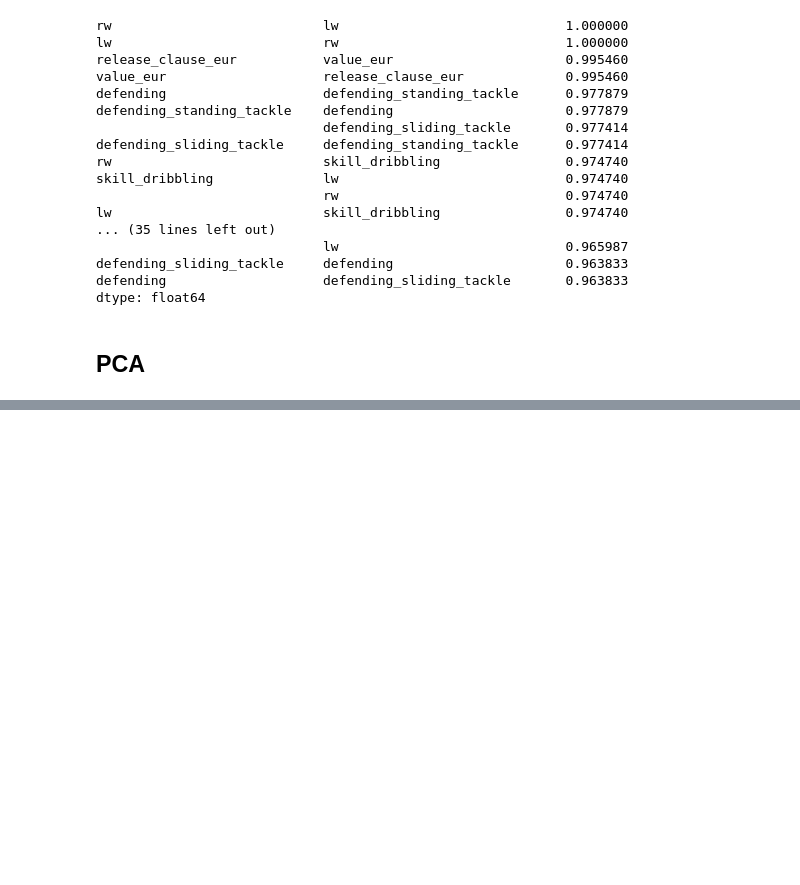
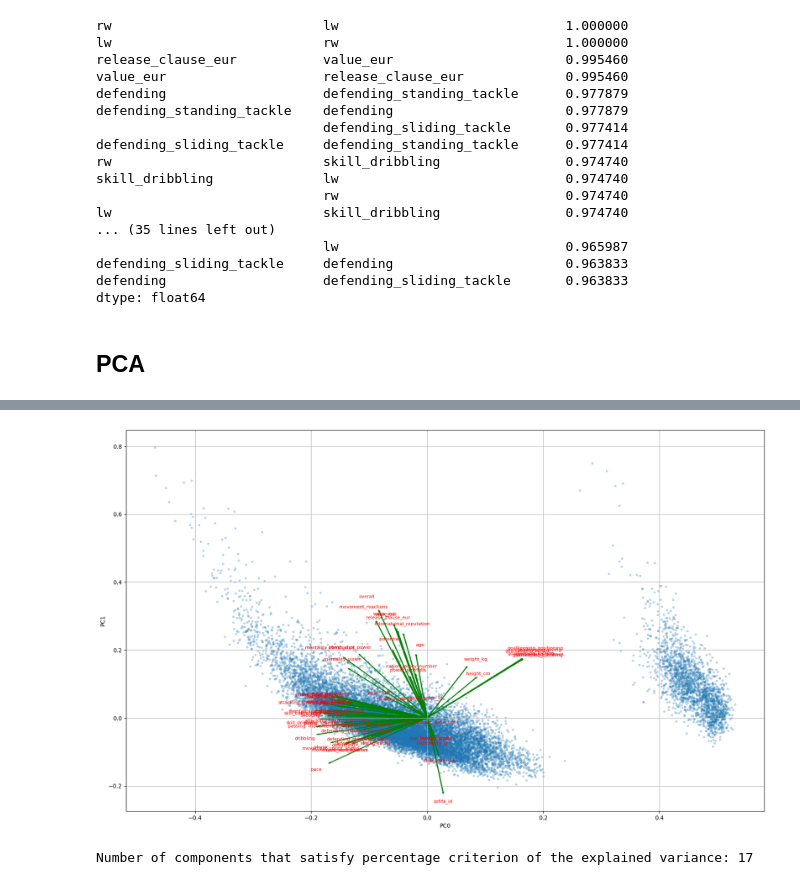
Before and after one commit to wojtek2288/ppd-projekt, a Jupyter notebook: ppd_projekt.ipynb, the cells around one changed output, grey strips where cells are left out. Cells and saved outputs as stored; diff of their text form; code cells hidden in the pictures; blank space fills up the shorter version.

```diff
--- a/ppd_projekt.ipynb
+++ b/ppd_projekt.ipynb
@@ -193,0 +197,6 @@ dtype: float64
+# %%
+# standarize data and remove NaNs
+numericColumns = dataNumeric.select_dtypes(include='number').columns.tolist()
+dataNoNans = dataNumeric[numericColumns].fillna(0, inplace=False)
+dataNoNans[numericColumns] = StandardScaler().fit_transform(dataNoNans[numericColumns])
+dataNoNans
@@ -206,0 +244,49 @@ PCA does not accept missing values encoded as NaN natively. For supervised learn
+# %%
+import random
+
+def ggbiplot_pca(score, coeff,labels=None):
+    plt.figure(figsize=(20, 12))
+    xs = score[:,0]
+    ys = score[:,1]
+    n = coeff.shape[0]
+    scalex = 1/(xs.max() - xs.min())
+    scaley = 1/(ys.max() - ys.min())
+    plt.scatter(xs * scalex,ys * scaley, marker='.', alpha=0.25)
+    for i in range(n):
+        plt.arrow(0, 0, coeff[i,0], coeff[i,1], color = 'g',alpha = 1)
+        if labels is None:
+            plt.text(
+                coeff[i,0] * 1.15,
+                coeff[i,1] * 1.15,
+                "Var"+str(i+1),
+                color = 'r', ha = 'center', va = 'center')
+        else:
+            plt.text(
+                coeff[i,0] * 1.15 + random.uniform(-0.01, 0.01),
+                coeff[i,1] * 1.15 + random.uniform(-0.01, 0.01),
+                labels[i],
+                color = 'r', ha = 'center', va = 'center', fontsize = 8)
+    #plt.xlim(-0.25,1)
+    #plt.ylim(-0.5,1)
+    plt.xlabel(f"PC{0}")
+    plt.ylabel(f"PC{1}")
+    plt.grid()
+# %%
+ggbiplot_pca(
+    score = df_transformed.values[:,0:2],
+    coeff = np.transpose(df_pca_components.values)[0:2, :].T,
+    labels = numericColumns
+)
+plt.show()
+# %% [output]
+[figure, added]
+# %%
+criterium = 0.9
+sum = np.cumsum(pca.explained_variance_ratio_)
+for i in range(len(pca.explained_variance_ratio_)):
+    val = sum[i]
+    if val >= criterium:
+        print(f'Number of components that satisfy percentage criterion of the explained variance: {i+1}')
+        break
+# %% [output]
+Number of components that satisfy percentage criterion of the explained variance: 17
```
Also changed, not shown: parts of 6 cells of this notebook.
